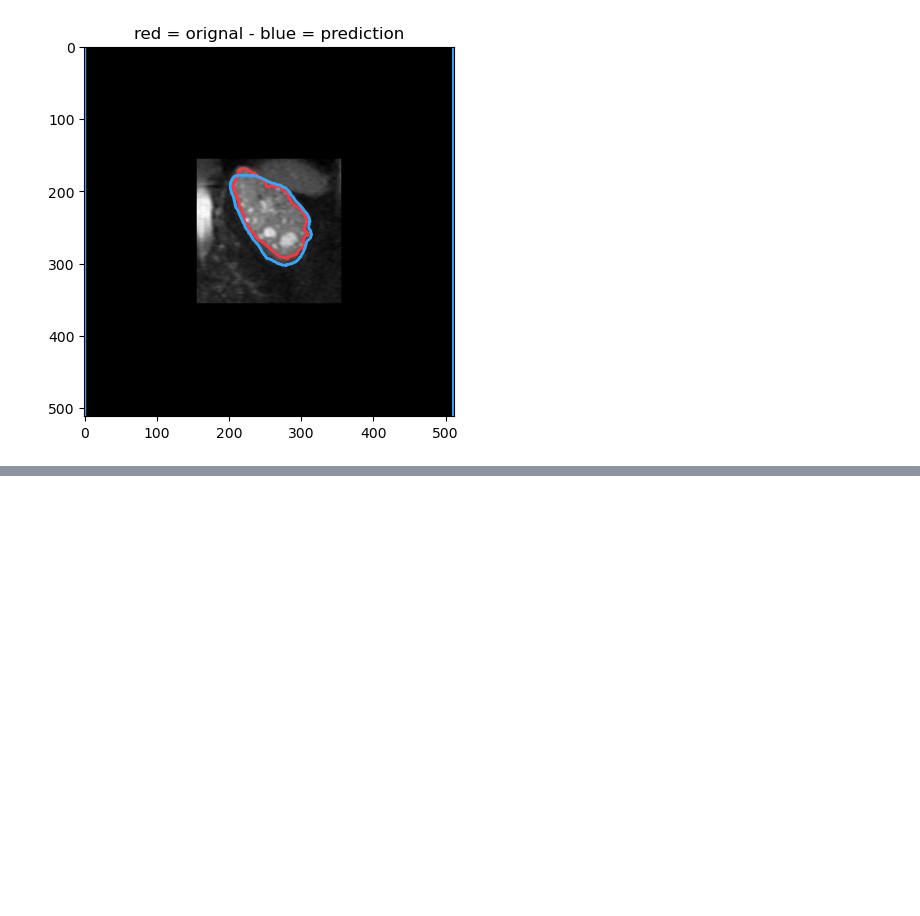
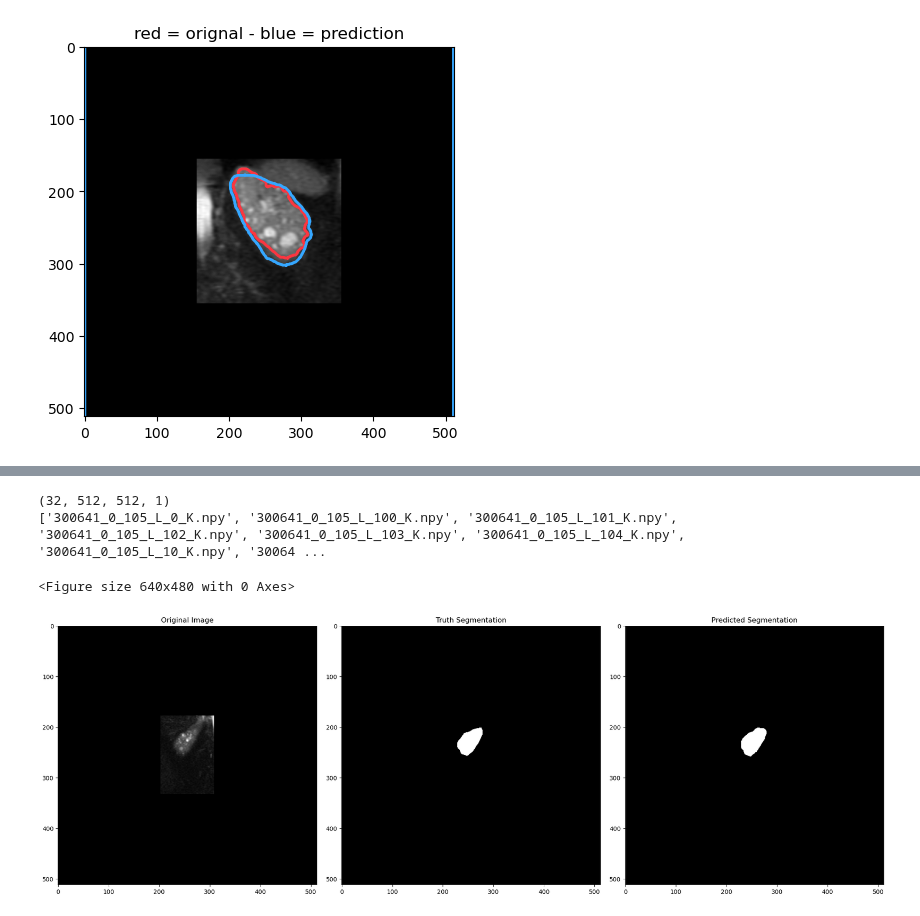
Before and after one commit to EmmaSchmidt2021/Kidney-Segmentation-Jupyter, a Jupyter notebook: (3) Load weighs and predict Kidney mask - Data Generator.ipynb, the cells around one changed output, grey strips where cells are left out. Cells and saved outputs as stored; diff of their text form; code cells hidden in the pictures; blank space fills up the shorter version.

```diff
--- a/(3) Load weighs and predict Kidney mask - Data Generator.ipynb
+++ b/(3) Load weighs and predict Kidney mask - Data Generator.ipynb
@@ -341,0 +344,48 @@ visualize_predicition(image_stack, 16)
+# %%
+data_path = r'C:\Users\UAB\data\Mayo\AllNPY'
+images = gather_images(data_path)
+d = {}
+for i in images:
+    if i not in d:
+        d[i] = len(d)
+
+labels_mapping = list(map(d.get, images))
+#print(labels_mapping)
+
+labels = {images[i]:labels_mapping[i] for i in range(len(images))}
+# %%
+image_names = images[0:31]
+image_stack = np.empty((32,512,512,1))
+label_list = []
+for i in range(len(image_names)):
+    image = np.load(data_path +"\\"+images[i])
+    image_stack[i, ...,0] = image[...]
+    label_match = str(images[i][:-5] + 'K.npy')
+    label_list.append(label_match)
+
+print(image_stack.shape)
+print(label_list)
+# %% [output]
+(32, 512, 512, 1)
+['300641_0_105_L_0_K.npy', '300641_0_105_L_100_K.npy', '300641_0_105_L_101_K.npy', '300641_0_105_L_102_K.npy', '300641_0_105_L_103_K.npy', '300641_0_105_L_104_K.npy', '300641_0_105_L_10_K.npy', '30064 ...
+# %%
+img_prediction = model.predict(image_stack)
+img_prediction = img_prediction.astype('float')
+# %%
+n=10
+og_seg = np.load(data_path +"\\"+label_list[n])
+segmentation = img_prediction[n,:,:,]
+segmentation = segmentation[:,:,1]
+plt.figure()
+f, axarr = plt.subplots(nrows = 1, ncols = 3, figsize=(20,20))
+f.tight_layout()
+
+axarr[0].imshow(image_stack[n,:,:,0], cmap="gray")
+axarr[0].title.set_text('Original Image')
+axarr[1].imshow(og_seg, cmap='gray')
+axarr[1].title.set_text('Truth Segmentation')
+axarr[2].imshow(segmentation, cmap='gray')
+axarr[2].title.set_text('Predicted Segmentation')
+# %% [output]
+<Figure size 640x480 with 0 Axes>
+[figure, added]
```
Also changed, not shown: parts of 5 cells of this notebook, 1 other file.
